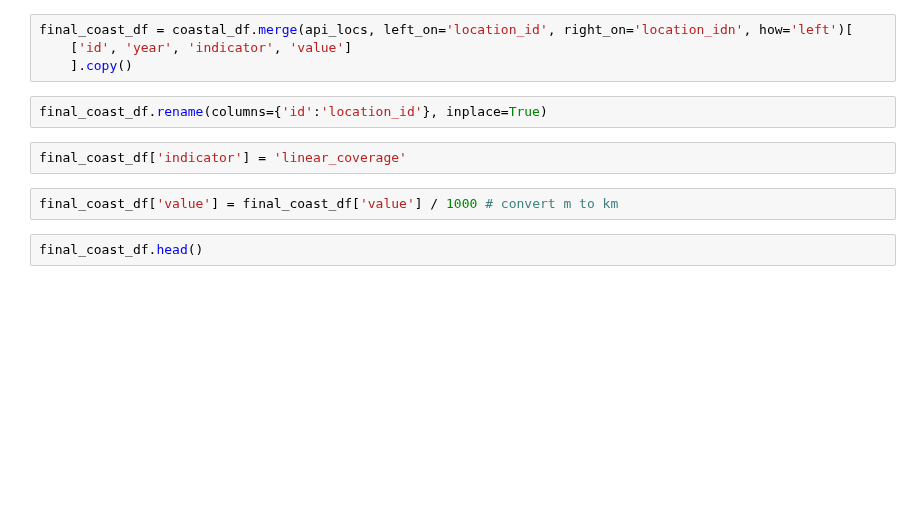
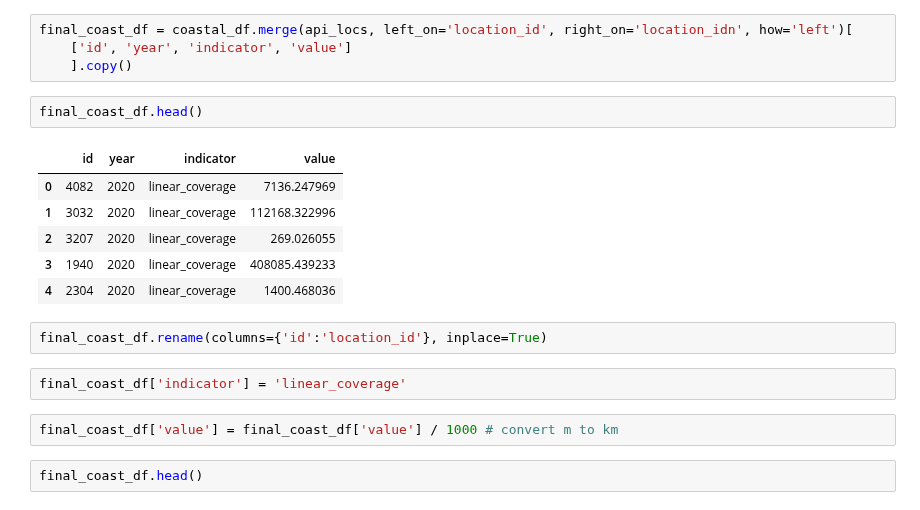
Before and after one commit to Vizzuality/mangrove-atlas, a Jupyter notebook: data/notebooks/Lab/data_processing/widgets-v2/v2_widget_extent.ipynb, the cells around one changed output. Cells and saved outputs as stored; diff of their text form; blank space fills up the shorter version.

```diff
--- a/data/notebooks/Lab/data_processing/widgets-v2/v2_widget_extent.ipynb
+++ b/data/notebooks/Lab/data_processing/widgets-v2/v2_widget_extent.ipynb
@@ -286,6 +286,15 @@ coastal_df.head()
 final_coast_df = coastal_df.merge(api_locs, left_on='location_id', right_on='location_idn', how='left')[
     ['id', 'year', 'indicator', 'value']
     ].copy()
+# %%
+final_coast_df.head()
+# %% [output]
+|  | id | year | indicator | value |
+| 0 | 4082 | 2020 | linear_coverage | 7136.247969 |
+| 1 | 3032 | 2020 | linear_coverage | 112168.322996 |
+| 2 | 3207 | 2020 | linear_coverage | 269.026055 |
+| 3 | 1940 | 2020 | linear_coverage | 408085.439233 |
+| 4 | 2304 | 2020 | linear_coverage | 1400.468036 |
 # %%
 final_coast_df.rename(columns={'id':'location_id'}, inplace=True)
 # %%
```
Also changed, not shown: parts of 4 cells of this notebook, 1 other file.
